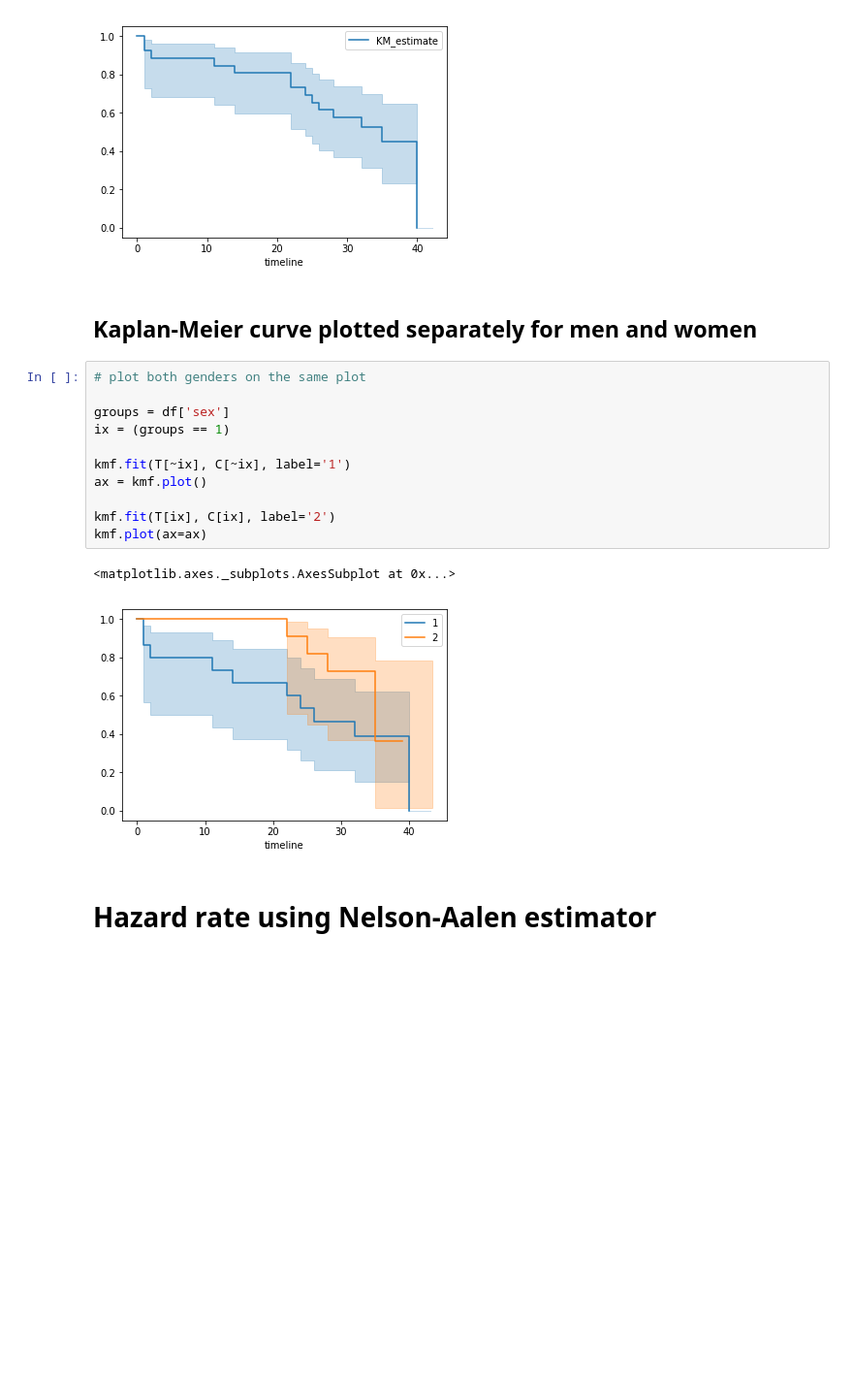
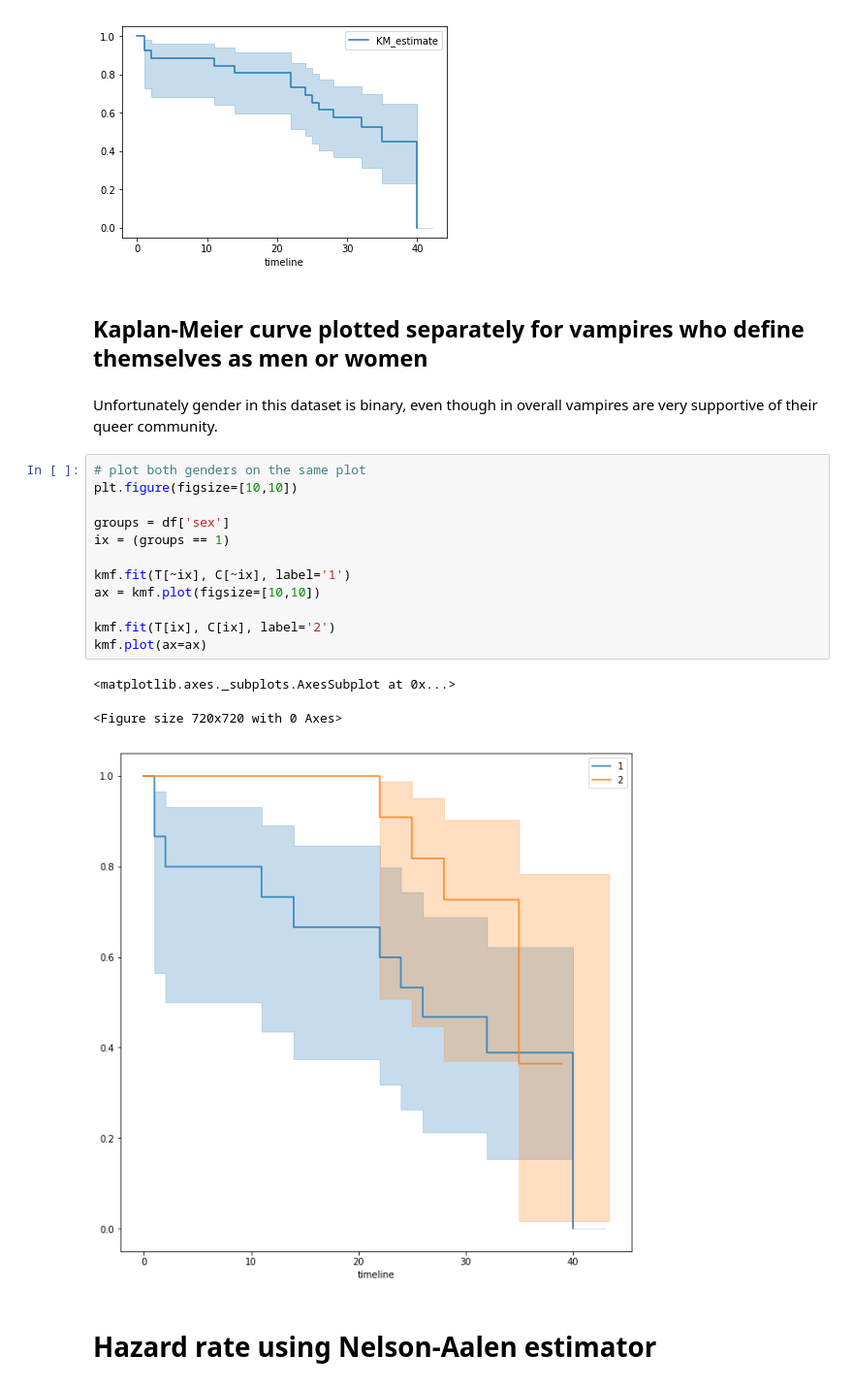
Before and after one commit to zuzannna/can-you-survive-this, a Jupyter notebook: SurvivalAnalysisExample.ipynb, the cells around one changed output. Shown: that part at 97% size. Cells and saved outputs as stored; diff of their text form; blank space fills up the shorter version.

```diff
--- a/SurvivalAnalysisExample.ipynb
+++ b/SurvivalAnalysisExample.ipynb
@@ -134,21 +142,25 @@ kmf.plot()
 <matplotlib.axes._subplots.AxesSubplot at 0x...>
 [figure]
 # %% [markdown]
-## Kaplan-Meier curve plotted separately for men and women
+## Kaplan-Meier curve plotted separately for vampires who define themselves as men or women
+# %% [markdown]
+Unfortunately gender in this dataset is binary, even though in overall vampires are very supportive of their queer community.
 # %%
 # plot both genders on the same plot
+plt.figure(figsize=[10,10])
 
 groups = df['sex']
 ix = (groups == 1)
 
 kmf.fit(T[~ix], C[~ix], label='1')
-ax = kmf.plot()
+ax = kmf.plot(figsize=[10,10])
 
 kmf.fit(T[ix], C[ix], label='2')
 kmf.plot(ax=ax)
 # %% [output]
 <matplotlib.axes._subplots.AxesSubplot at 0x...>
+<Figure size 720x720 with 0 Axes>
-[figure, old version]
+[figure, new version]
 # %% [markdown]
 # Hazard rate using Nelson-Aalen estimator
 # %%
```
Also changed, not shown: parts of 14 cells of this notebook.
